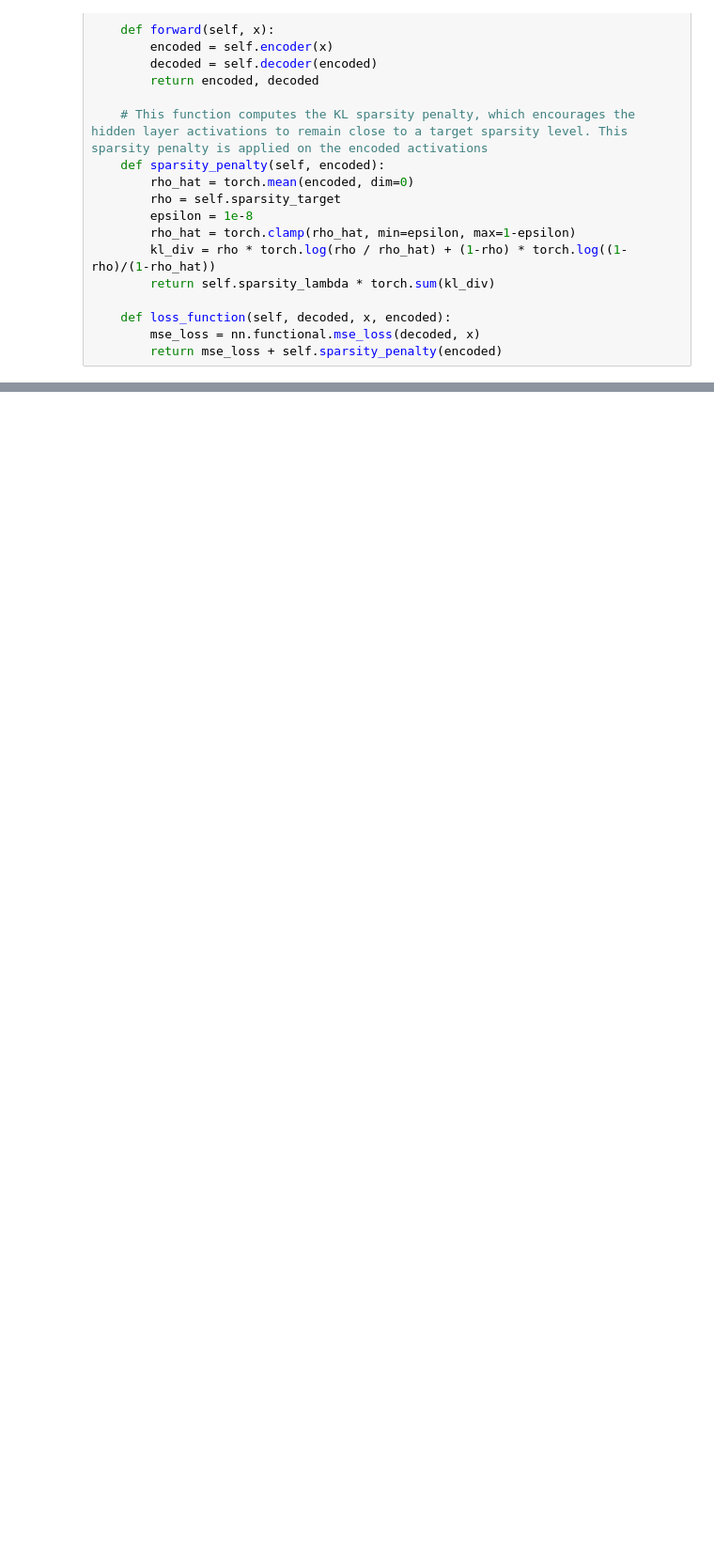
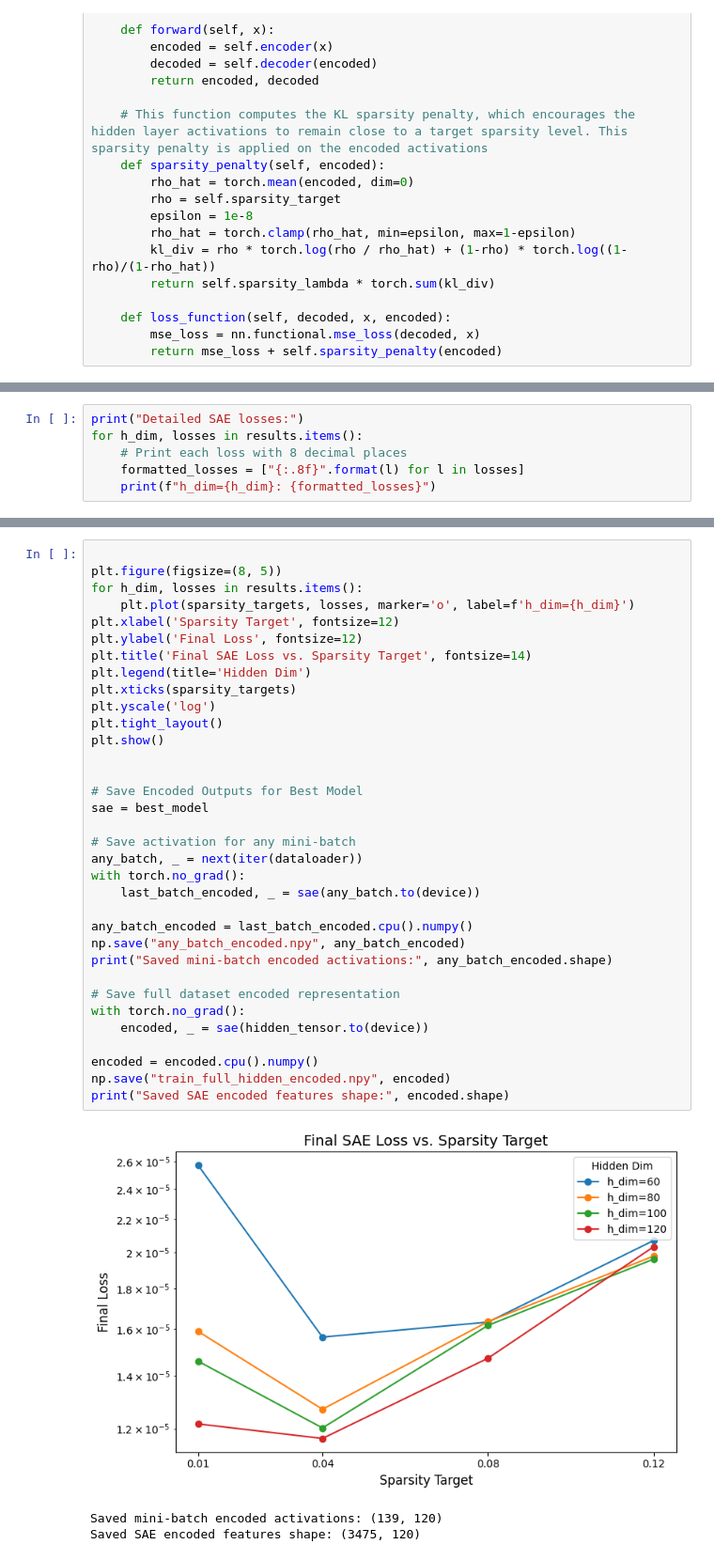
Before and after one commit to Anshu00027/SAE-for-PINNs, a Jupyter notebook: SAE-for-Taylor-Green-Vortex-PINNs.ipynb, the cells around one changed output, grey strips where cells are left out. Shown at 94% size. Drawn from its saved outputs; the diff is of its cells as text; blank space fills up the shorter version.

```diff
--- a/SAE-for-Taylor-Green-Vortex-PINNs.ipynb
+++ b/SAE-for-Taylor-Green-Vortex-PINNs.ipynb
@@ -246,0 +242,6 @@ Saved SAE encoded features shape: (3475, 120)
+# %%
+print("Detailed SAE losses:")
+for h_dim, losses in results.items():
+    # Print each loss with 8 decimal places
+    formatted_losses = ["{:.8f}".format(l) for l in losses]
+    print(f"h_dim={h_dim}: {formatted_losses}")
@@ -246,0 +254,38 @@ Saved SAE encoded features shape: (3475, 120)
+# %%
+
+plt.figure(figsize=(8, 5))
+for h_dim, losses in results.items():
+    plt.plot(sparsity_targets, losses, marker='o', label=f'h_dim={h_dim}')
+plt.xlabel('Sparsity Target', fontsize=12)
+plt.ylabel('Final Loss', fontsize=12)
+plt.title('Final SAE Loss vs. Sparsity Target', fontsize=14)
+plt.legend(title='Hidden Dim')
+plt.xticks(sparsity_targets)
+plt.yscale('log')
+plt.tight_layout()
+plt.show()
+
+
+# Save Encoded Outputs for Best Model
+sae = best_model
+
+# Save activation for any mini-batch
+any_batch, _ = next(iter(dataloader))
+with torch.no_grad():
+    last_batch_encoded, _ = sae(any_batch.to(device))
+
+any_batch_encoded = last_batch_encoded.cpu().numpy()
+np.save("any_batch_encoded.npy", any_batch_encoded)
+print("Saved mini-batch encoded activations:", any_batch_encoded.shape)
+
+# Save full dataset encoded representation
+with torch.no_grad():
+    encoded, _ = sae(hidden_tensor.to(device))
+
+encoded = encoded.cpu().numpy()
+np.save("train_full_hidden_encoded.npy", encoded)
+print("Saved SAE encoded features shape:", encoded.shape)
+# %% [output]
+[figure, added]
+Saved mini-batch encoded activations: (139, 120)
+Saved SAE encoded features shape: (3475, 120)
```
Also changed, not shown: parts of 18 cells of this notebook.
